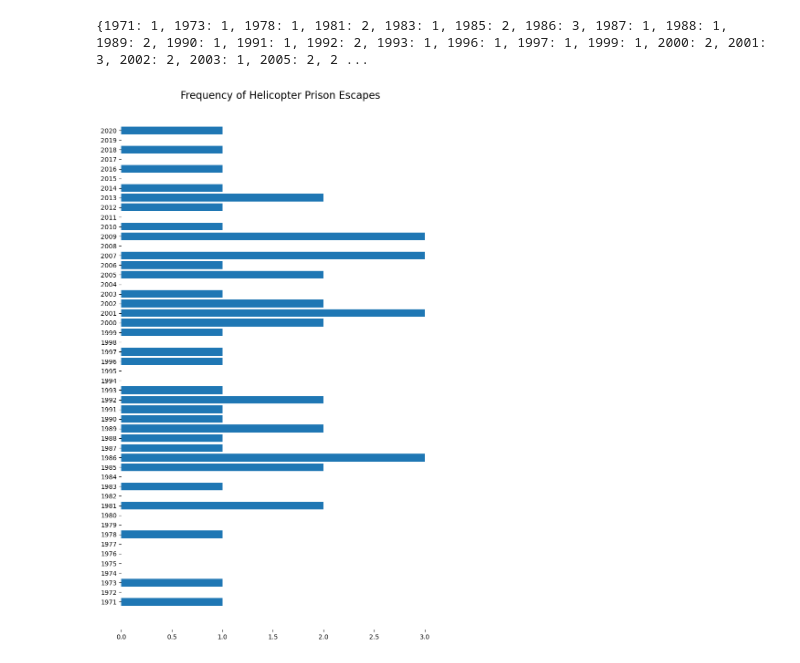
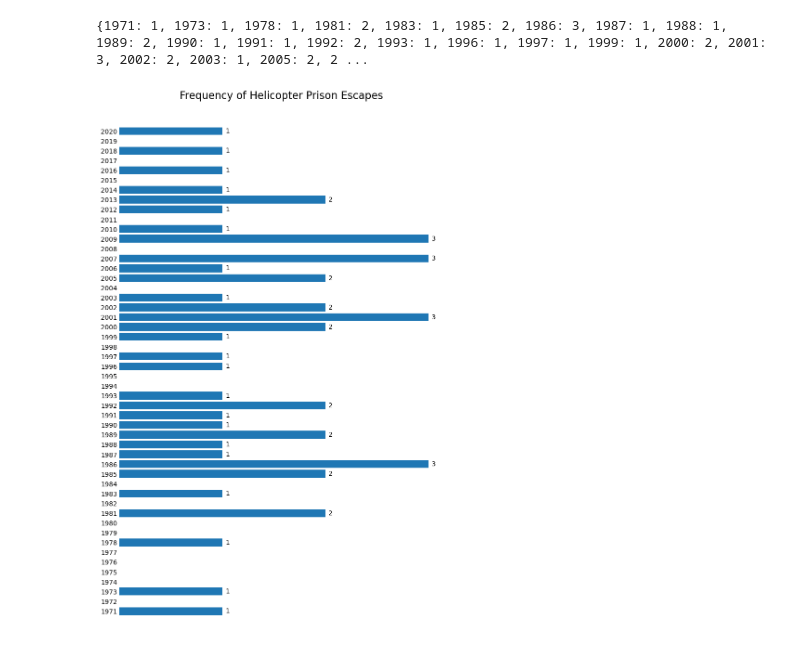
Before and after one commit to awault/Data_Projects, a Jupyter notebook: 1_Intro_to_Python/Prison_Break.ipynb, the cells around one changed output. Cells and saved outputs as stored; diff of their text form; code cells hidden in the pictures.

```diff
--- a/1_Intro_to_Python/Prison_Break.ipynb
+++ b/1_Intro_to_Python/Prison_Break.ipynb
@@ -115,16 +115,35 @@ print(freq_table)
 # %%
 year = list(freq_table.keys())
 values = list(freq_table.values())
 
 fig = plt.figure(figsize=(9,15))
 plt.barh(year, values)
 plt.title('Frequency of Helicopter Prison Escapes', size = 16)
 ytix=range(min_year,max_year+1)
 plt.yticks(ytix)
 spines = ['top', 'right', 'bottom', 'left']
 ax = plt.gca()
 for spine in spines:
     ax.spines[spine].set_visible(False)
+ax.tick_params(axis='y',length=0)
+ax.tick_params(axis='x',length=0, labelbottom=False)
+
+# Create value labels on horizontal bars
+rectangles = ax.patches
+for rectangle in rectangles:
+    x_value = rectangle.get_width()
+    y_value = rectangle.get_y() + rectangle.get_height() / 2
+    space = 5
+    ha = 'left'
+    label = "{}".format(x_value)
+    if x_value > 0:
+        plt.annotate(
+             label,
+             (x_value, y_value),
+             xytext=(space, 0),
+            textcoords="offset points",
+            va='center',
+            ha=ha)
 plt.show()
 # %% [output]
-[figure, old version]
+[figure, new version]
```
